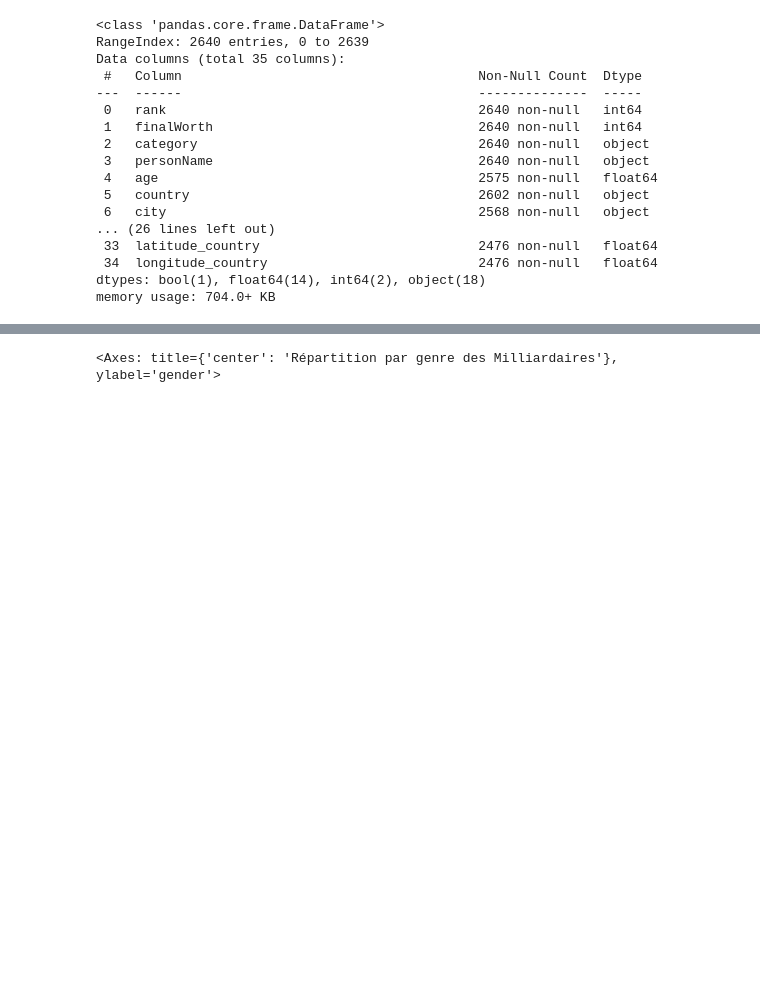
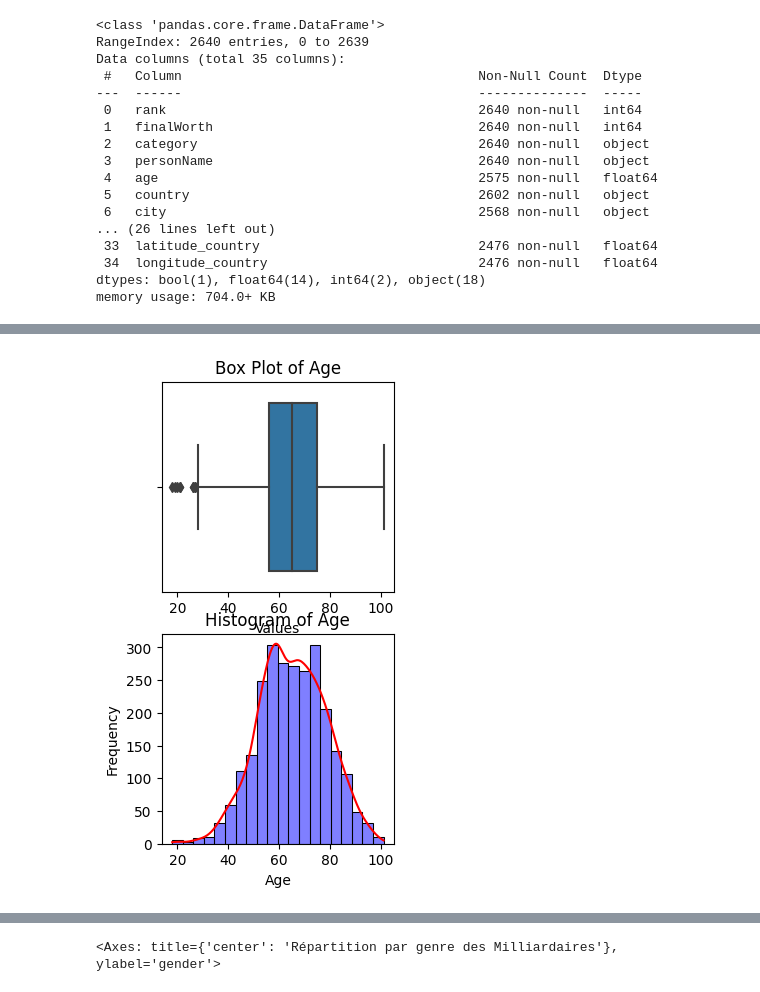
Before and after one commit to BrunetAlexis/Brief_2_Simplon, a Jupyter notebook: Simplon_Brief_Remi.ipynb, the cells around one changed output, grey strips where cells are left out. Cells and saved outputs as stored; diff of their text form; code cells hidden in the pictures; blank space fills up the shorter version.

```diff
--- a/Simplon_Brief_Remi.ipynb
+++ b/Simplon_Brief_Remi.ipynb
@@ -65,0 +118,20 @@ data.age.isnull().sum()
+# %%
+import seaborn as sns
+
+fig, ax = plt.subplots(2,1,figsize=(3,6))
+sns.boxplot(x=to_plot.age, orient='h', ax=ax[0])
+ax[0].set_title('Box Plot of Age')
+ax[0].set_xlabel('Values')
+
+# Histogram on the second subplot (ax[1) with blue bars and a red density curve
+sns.histplot(data=to_plot.age, bins=20, kde=True, color='blue', ax=ax[1])
+ax[1].set_title('Histogram of Age')
+ax[1].set_xlabel('Age')
+ax[1].set_ylabel('Frequency')
+
+# Change the color of the density curve to red
+ax[1].lines[0].set_color('red')
+
+plt.show()
+# %% [output]
+[figure, added]
```
Also changed, not shown: parts of 15 cells of this notebook.
